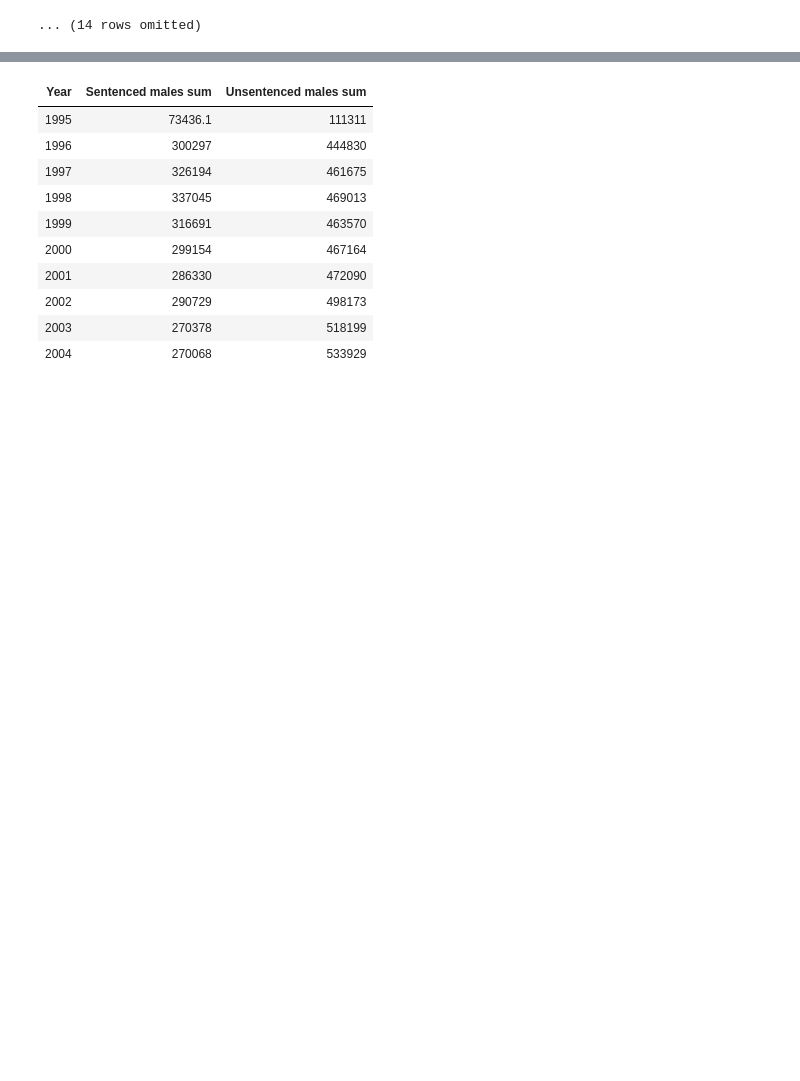
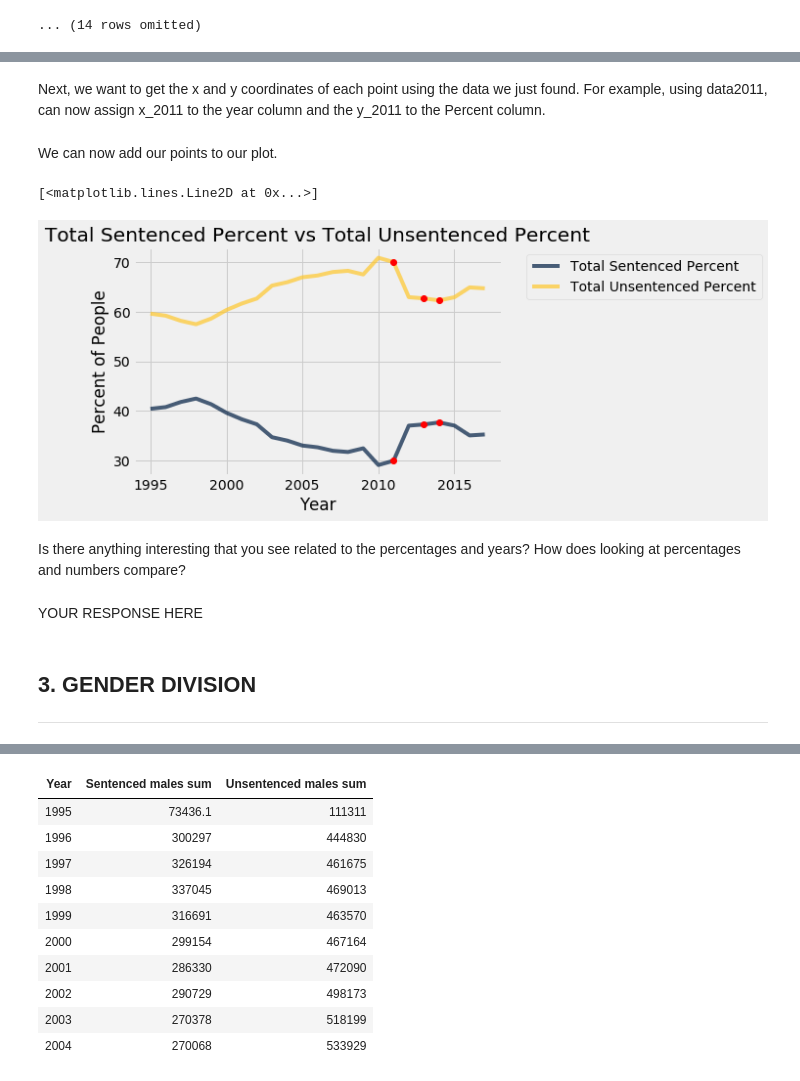
Before and after one commit to ds-modules/ES-21AC-SP19, a Jupyter notebook: Jails.ipynb, the cells around one changed output, grey strips where cells are left out. Saved outputs shown, nothing was run; the diff lists cells and outputs as text; code cells hidden in the pictures; blank space fills up the shorter version.

```diff
--- a/Jails.ipynb
+++ b/Jails.ipynb
@@ -127,0 +126,3 @@ Let's first take a look at the total facility ADP over time.
+# %%
+data_year = data_year.group("Year", sum)
+data_year.show(5)
@@ -209,13 +263,8 @@ Let's use the same data and numbers except find and plot the percentages of the
 # %%
-total_adp = data_year.column("Total facility ADP sum")
-
-sent_percent = sentenced_all / total_adp * 100
-unsent_percent = unsentenced_all / total_adp * 100
-
 data_year = data_year.with_column("Total Sentenced Percent", sent_percent)
 data_year = data_year.with_column("Total Unsentenced Percent", unsent_percent)
 
-percent_totals = data_year.drop("Sentenced males sum", "Sentenced females sum", "Unsentenced males sum", "Unsentenced females sum", 'Total facility ADP sum', "Total Sentenced", "Total Unsentenced")
+percent_totals = data_year.select("Year", "Total Sentenced Percent", "Total Unsentenced Percent")
 percent_totals
 # %% [output]
 | Year | Total Sentenced Percent | Total Unsentenced Percent |
@@ -242,0 +296,48 @@ Next let's look at just the males sentenced vs males unsentenced.
+# %%
+data2011 = percent_totals.where("Year", 2011)
+data2013 = percent_totals.where("Year", 2013)
+data2014 = percent_totals.where("Year", 2014)
+# %% [markdown]
+Next, we want to get the x and y coordinates of each point using the data we just found. For example, using data2011, can now assign x_2011 to the year column and the y_2011 to the Percent column.
+# %%
+x_2011 = data2011.column('Year')
+y_2011 = data2011.column("Total Sentenced Percent")
+
+x_2013 = data2013.column('Year')
+y_2013 = data2013.column("Total Sentenced Percent")
+
+x_2014 = data2014.column('Year')
+y_2014 = data2014.column("Total Sentenced Percent")
+
+x_2011_un = data2011.column('Year')
+y_2011_un = data2011.column("Total Unsentenced Percent")
+
+x_2013_un = data2013.column('Year')
+y_2013_un = data2013.column("Total Unsentenced Percent")
+
+x_2014_un = data2014.column('Year')
+y_2014_un = data2014.column("Total Unsentenced Percent")
+# %% [markdown]
+We can now add our points to our plot.
+# %%
+percent_totals.plot("Year")
+plt.title("Total Sentenced Percent vs Total Unsentenced Percent")
+plt.xlabel("Year")
+plt.ylabel("Percent of People")
+
+plt.plot(x_2011, y_2011, 'ro')
+plt.plot(x_2013, y_2013, 'ro')
+plt.plot(x_2014, y_2014, 'ro')
+plt.plot(x_2011_un, y_2011_un, 'ro')
+plt.plot(x_2013_un, y_2013_un, 'ro')
+plt.plot(x_2014_un, y_2014_un, 'ro')
+# %% [output]
+[<matplotlib.lines.Line2D at 0x...>]
+[figure, added]
+# %% [markdown]
+Is there anything interesting that you see related to the percentages and years? How does looking at percentages and numbers compare?
+# %% [markdown]
+YOUR RESPONSE HERE
+# %% [markdown]
+## 3. GENDER DIVISION <a id='subsection4'></a>
+---
```
Also changed, not shown: parts of 91 cells of this notebook, 1 other file.
